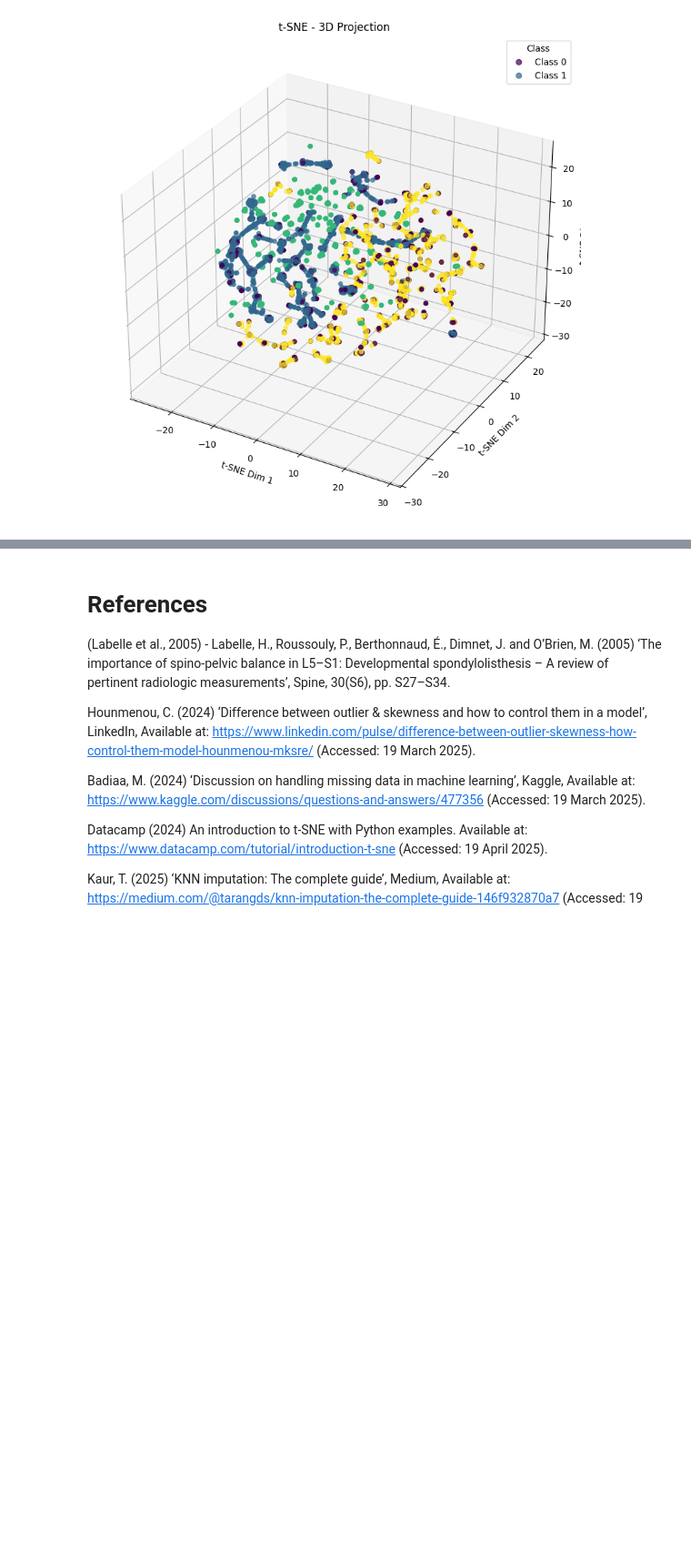
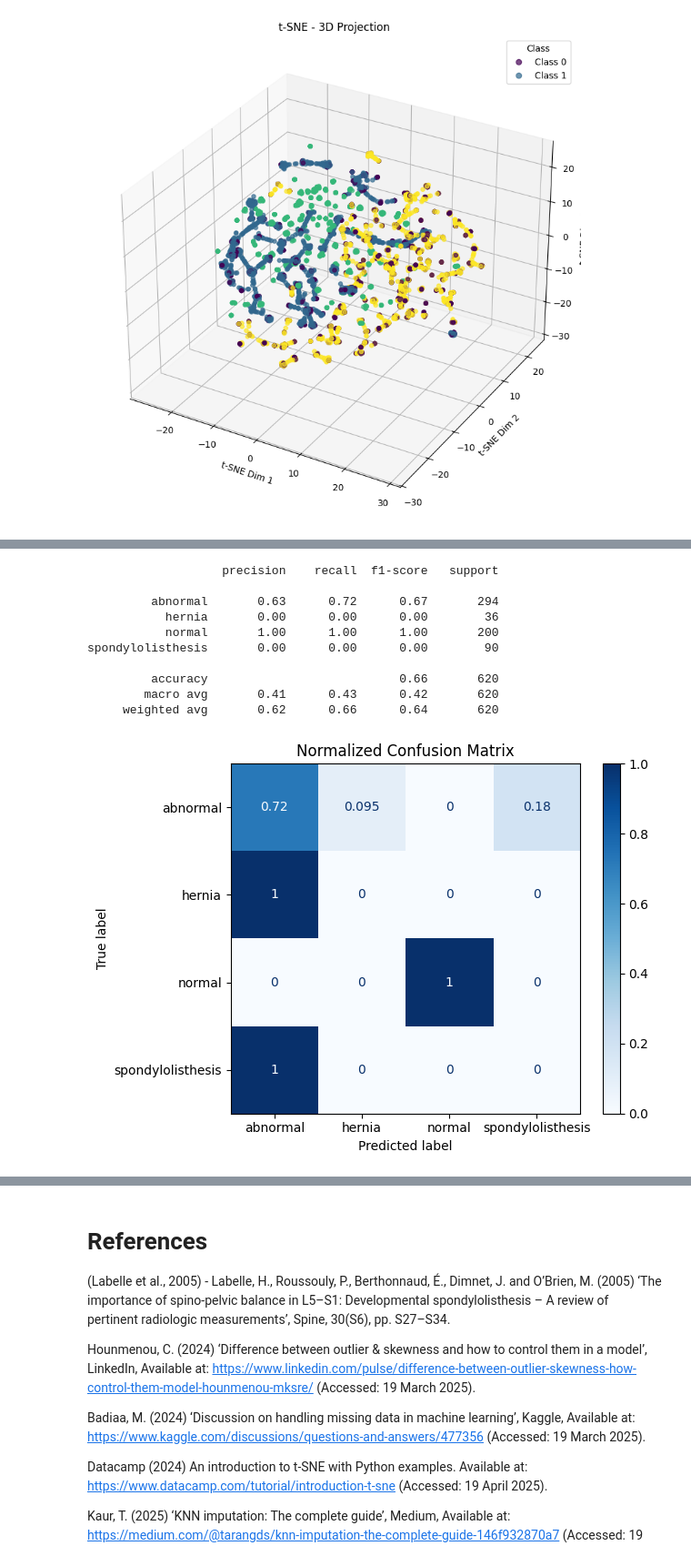
Before and after one commit to DSkilton/ML_Approaches_for_Predicting_Spinal_Disorders, a Jupyter notebook: main.ipynb, the cells around one changed output, grey strips where cells are left out. Shown at 91% size. Drawn from its saved outputs; the diff is of its cells as text; code cells hidden in the pictures; blank space fills up the shorter version.

```diff
--- a/main.ipynb
+++ b/main.ipynb
@@ -1367,0 +1689,18 @@ Mean cross-validated accuracy (RF): 0.7785621357907575
+# %%
+best_rf = grid_search.best_estimator_
+
+scoring = ['accuracy','precision_macro','recall_macro','f1_macro']
+cv = StratifiedKFold(n_splits=5, shuffle=True, random_state=FORTY_TWO)
+
+cv_results = cross_validate(
+    best_rf,
+    X_train_balanced,
+    y_train_balanced,
+    cv=cv,
+    scoring=scoring,
+    n_jobs=-1
+)
+
+pd.DataFrame({metric: cv_results[f'test_{metric}'].mean()
+              for metric in scoring},
+             index=['mean']).T
@@ -1368 +1718,38 @@ Mean cross-validated accuracy (RF): 0.7785621357907575
+# %%
+from sklearn.metrics import classification_report, ConfusionMatrixDisplay
+
+# predict on hold-out
+y_pred_test = best_rf.predict(X_test_scaled_df)
+
+# Classification report
+print(classification_report(
+    y_test,
+    y_pred_test,
+    target_names=label_encoder.classes_
+))
+
+# Normalized confusion matrix
+disp = ConfusionMatrixDisplay.from_estimator(
+    best_rf,
+    X_test_scaled_df,
+    y_test,
+    display_labels=label_encoder.classes_,
+    cmap='Blues',
+    normalize='true'
+)
+disp.ax_.set_title("Normalized Confusion Matrix")
+plt.tight_layout()
+plt.show()
+# %% [output]
+                   precision    recall  f1-score   support
+
+         abnormal       0.63      0.72      0.67       294
+           hernia       0.00      0.00      0.00        36
+           normal       1.00      1.00      1.00       200
+spondylolisthesis       0.00      0.00      0.00        90
+
+         accuracy                           0.66       620
+        macro avg       0.41      0.43      0.42       620
+     weighted avg       0.62      0.66      0.64       620
+[figure, added]
 # %% [markdown]
```
Also changed, not shown: parts of 58 cells of this notebook.
